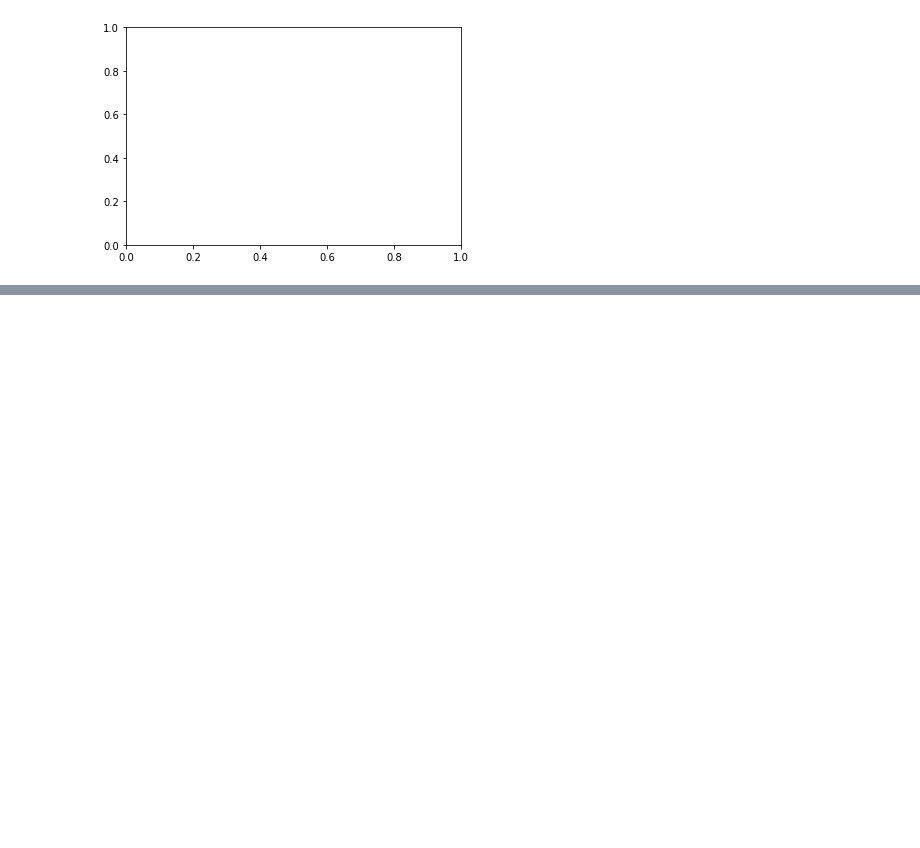
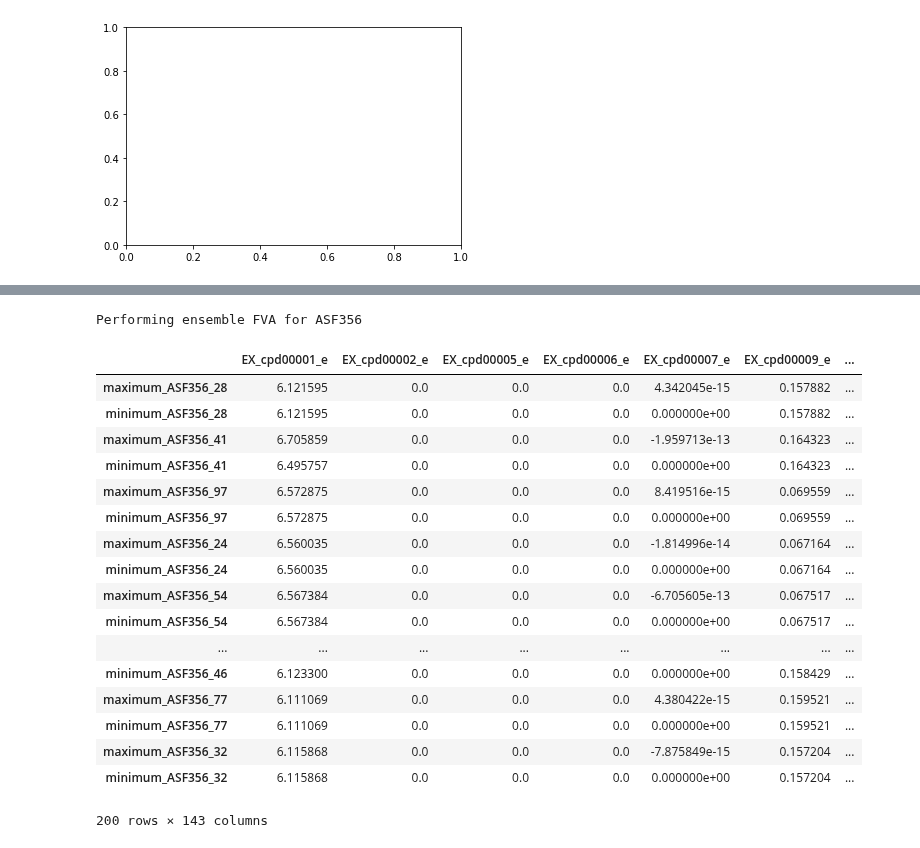
Before and after one commit to gregmedlock/asf_interactions, a Jupyter notebook: bin/test_crossfed.ipynb, the cells around one changed output, grey strips where cells are left out. Drawn from its saved outputs; the diff is of its cells as text; code cells hidden in the pictures; blank space fills up the shorter version.

```diff
--- a/bin/test_crossfed.ipynb
+++ b/bin/test_crossfed.ipynb
@@ -256,3 +256,25 @@ fig.set_size_inches(3,2.5)
 plt.savefig('../results/isoleucine_GENRE_example.svg', bbox_inches='tight')
 # %% [output]
 [figure]
+# %%
+# Add the stickland fermentation reactions to ASF356 and check again for the influence of co-supplementing amino acids on growth.
+# glycine reductase
+gly_red = cobra.Reaction()
+# reactants: 2H, pi, nadh, glycine
+# products: h2o, nh4, nad, actp (acetyl phosphate)
+
+# D-proline is not in the GENRE; add it as a compound, and add
+# proline racemase to convert L-proline to D-proline
+pro_racemase = universal.reactions.get_by_id('rxn00933_c')
+pro_red = cobra.Reaction('proline_reduction')
+# reactants: H,  nadh, D-pro
+# products: nad, 5-aminopentanoate
+# d_pro = metabolites.get_by_id('cpd00567_c'
+
+pro_red.add_metabolites({ensemble_dict['ASF356'].base_model.metabolites.get_by_id('cpd00067_c'):-1,
+                      ensemble_dict['ASF356'].base_model.metabolites.get_by_id('cpd00004_c'):-1,
+                      universal.metabolites.get_by_id('cpd00567_c'):-1,
+                      ensemble_dict['ASF356'].base_model.metabolites.get_by_id('cpd00003_c'):1,
+                      ensemble_dict['ASF356'].base_model.metabolites.get_by_id('cpd00339_c'):1})
+# %%
+ensemble_dict['ASF356'].base_model.add_reactions([pro_racemase,pro_red])
@@ -280,0 +364,6 @@ ensemble_dict['ASF356'].base_model.metabolites.get_by_id('cpd00374_c')
+# %%
+# load universal model (needed to set media)
+universal = cobra.io.load_json_model('../data/reconstructions/seed_universal.json')
+
+# create a media dictionary for setting model bounds
+mLB_dict = task_utils.create_media_dict('../data/reconstructions/ammended_media.csv', universal, estimated_uptake=True)
@@ -280,0 +372,36 @@ ensemble_dict['ASF356'].base_model.metabolites.get_by_id('cpd00374_c')
+# %%
+for species in ['ASF356']:
+    print('Performing ensemble FVA for ' + species)
+    species_ensemble = ensemble_dict[species]
+    species_ensemble.base_model.objective = 'bio1'
+    # set media conditions as mLB
+    task_utils.open_exchanges(species_ensemble.base_model)
+    task_utils.set_media(species_ensemble.base_model, mLB_dict)
+    # get exchange reactions for the model
+    exchange_reactions = [rxn for rxn in ensemble_dict[species].base_model.reactions if rxn.id.startswith('EX_')]
+    fva_results = ensemble_dict[species].ensemble_fva(reaction_list=exchange_reactions)
+    # save fva results for each species
+    #fva_results.to_csv('../results/task_13/fva_monoculture_'+species+'.tsv',sep='\t')
+# %% [output]
+Performing ensemble FVA for ASF356
+# %%
+fva_results
+# %% [output]
+|  | EX_cpd00001_e | EX_cpd00002_e | EX_cpd00005_e | EX_cpd00006_e | EX_cpd00007_e | EX_cpd00009_e | ... |
+| maximum_ASF356_28 | 6.121595 | 0.0 | 0.0 | 0.0 | 4.342045e-15 | 0.157882 | ... |
+| minimum_ASF356_28 | 6.121595 | 0.0 | 0.0 | 0.0 | 0.000000e+00 | 0.157882 | ... |
+| maximum_ASF356_41 | 6.705859 | 0.0 | 0.0 | 0.0 | -1.959713e-13 | 0.164323 | ... |
+| minimum_ASF356_41 | 6.495757 | 0.0 | 0.0 | 0.0 | 0.000000e+00 | 0.164323 | ... |
+| maximum_ASF356_97 | 6.572875 | 0.0 | 0.0 | 0.0 | 8.419516e-15 | 0.069559 | ... |
+| minimum_ASF356_97 | 6.572875 | 0.0 | 0.0 | 0.0 | 0.000000e+00 | 0.069559 | ... |
+| maximum_ASF356_24 | 6.560035 | 0.0 | 0.0 | 0.0 | -1.814996e-14 | 0.067164 | ... |
+| minimum_ASF356_24 | 6.560035 | 0.0 | 0.0 | 0.0 | 0.000000e+00 | 0.067164 | ... |
+| maximum_ASF356_54 | 6.567384 | 0.0 | 0.0 | 0.0 | -6.705605e-13 | 0.067517 | ... |
+| minimum_ASF356_54 | 6.567384 | 0.0 | 0.0 | 0.0 | 0.000000e+00 | 0.067517 | ... |
+| ... | ... | ... | ... | ... | ... | ... | ... |
+| minimum_ASF356_46 | 6.123300 | 0.0 | 0.0 | 0.0 | 0.000000e+00 | 0.158429 | ... |
+| maximum_ASF356_77 | 6.111069 | 0.0 | 0.0 | 0.0 | 4.380422e-15 | 0.159521 | ... |
+| minimum_ASF356_77 | 6.111069 | 0.0 | 0.0 | 0.0 | 0.000000e+00 | 0.159521 | ... |
+| maximum_ASF356_32 | 6.115868 | 0.0 | 0.0 | 0.0 | -7.875849e-15 | 0.157204 | ... |
+| minimum_ASF356_32 | 6.115868 | 0.0 | 0.0 | 0.0 | 0.000000e+00 | 0.157204 | ... |
+200 rows × 143 columns
```
Also changed, not shown: parts of 9 cells of this notebook, 8 other files.
